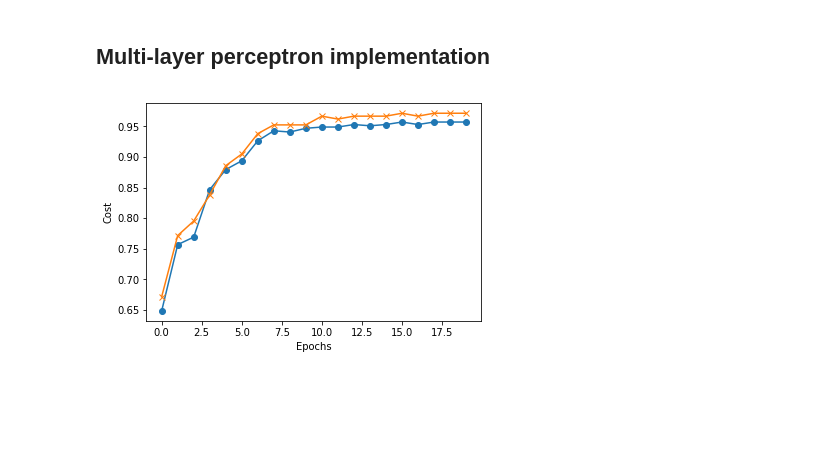
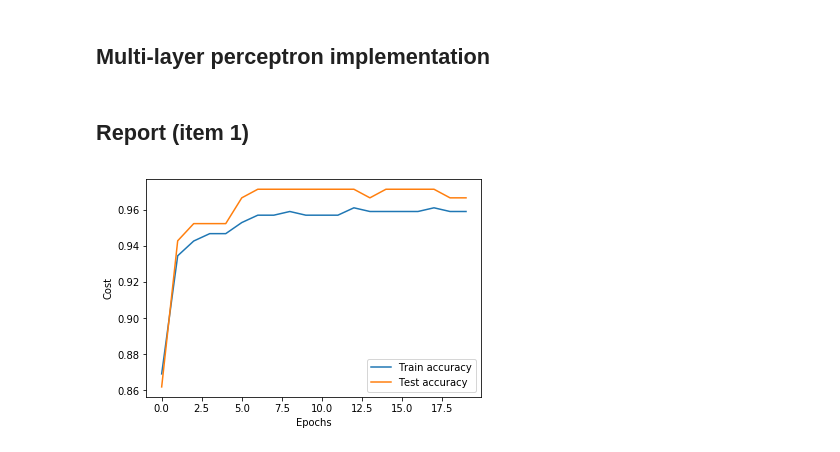
Before and after one commit to torres07/topicos-3, a Jupyter notebook: listas/lista-2/lista-2.ipynb, the cells around one changed output. Cells and saved outputs as stored; diff of their text form; code cells hidden in the pictures; blank space fills up the shorter version.

Commit message:
funcao de ativacao TanH adicionada ao mlp e item 3 feito [lista-2]

```diff
--- a/listas/lista-2/lista-2.ipynb
+++ b/listas/lista-2/lista-2.ipynb
@@ -33,31 +35,43 @@ X_train, X_test, y_train, y_test = train_test_split(X, y, test_size=0.30, random
 ## Multi-layer perceptron implementation
 # %%
 class MLP(object):
-    def __init__(self, n_hidden=15, l2=0.0, epochs=20, lr=0.001, shuffle=True, minibatch_size=1, seed=None):
+    def __init__(self, f_act='sigmoid', n_hidden=15, l2=0.0, epochs=20, lr=0.001, shuffle=True, minibatch_size=1, seed=None):
+        self.f_act = f_act
         self.random = np.random.RandomState(seed)
         self.n_hidden = n_hidden
+        # Lambda value for L2-regularization.
         self.l2 = l2
         self.epochs = epochs
         self.lr = lr
         self.shuffle = shuffle
         self.minibatch_size = minibatch_size
 
-    # activation_function
+    # activation_function (sigmoid)
     def _sigmoid(self, z):
-         return 1.0 / (1.0 + np.exp(-np.clip(z, -250, 250)))
+        return 1.0 / (1.0 + np.exp(-np.clip(z, -250, 250)))
+
+    # activation_function (tanh)
+    def _tanh(self, z):
+        return np.tanh(z)
 
     def _forward(self, X):
         # net input of hidden layer
         z_hidden = np.dot(X, self.weight_hidden) + self.b_hidden
 
         # activation of hidden layer
-        activation_hidden = self._sigmoid(z_hidden)
+        if self.f_act == 'tanh':
+            activation_hidden = self._tanh(z_hidden)
+        else:
+            activation_hidden = self._sigmoid(z_hidden)
 
         # net input of out layer
         z_out = np.dot(activation_hidden, self.weight_out) + self.b_out
 
         # activation of output layer
-        activation_out = self._sigmoid(z_out)
+        if self.f_act == 'arctan':
+            activation_out = self._tanh(z_out)
+        else:
+            activation_out = self._sigmoid(z_out)
 
         return z_hidden, activation_hidden, z_out, activation_out
 
@@ -113,9 +127,13 @@ class MLP(object):
                 sigma_out = activation_out - y_train_enc[batch_idx]
 
                 # when using sigmoid as activation function
-                sigmoid_derivate_hidden = activation_hidden * (1.0 - activation_hidden)
+                if self.f_act == 'tanh':
+                    activation_derivate_hidden = (1.0 - (activation_hidden ** 2))
+                else:
+                    # sigmoid
+                    activation_derivate_hidden = activation_hidden * (1.0 - activation_hidden)
 
-                sigma_hidden = np.dot(sigma_out, self.weight_out.T) * sigmoid_derivate_hidden
+                sigma_hidden = np.dot(sigma_out, self.weight_out.T) * activation_derivate_hidden
 
                 grad_weight_hidden = np.dot(X_train[batch_idx].T, sigma_hidden)
                 grad_b_hidden = np.sum(sigma_hidden, axis=0)
@@ -159,21 +177,23 @@ class MLP(object):
             self.eval_['test_acc'].append(test_acc)
 
         return self
+# %% [markdown]
+## Report (item 1)
 # %%
 mlp = MLP(n_hidden=100,
           l2=0.01,
           epochs=20,
-          lr=0.0005,
-          minibatch_size=100,
+          lr=0.001,
           shuffle=True,
           seed=7)
 
 mlp.fit(X_train, y_train, X_test, y_test)
 
-plt.plot(range(mlp.epochs), mlp.eval_['train_acc'], marker='o')
-plt.plot(range(mlp.epochs), mlp.eval_['test_acc'], marker='x')
+plt.plot(range(mlp.epochs), mlp.eval_['train_acc'], label='Train accuracy')
+plt.plot(range(mlp.epochs), mlp.eval_['test_acc'], label='Test accuracy')
 plt.ylabel('Cost')
 plt.xlabel('Epochs')
+plt.legend()
 plt.show()
 # %% [output]
-[figure, old version]
+[figure, new version]
```
Also changed, not shown: parts of 5 cells of this notebook.
